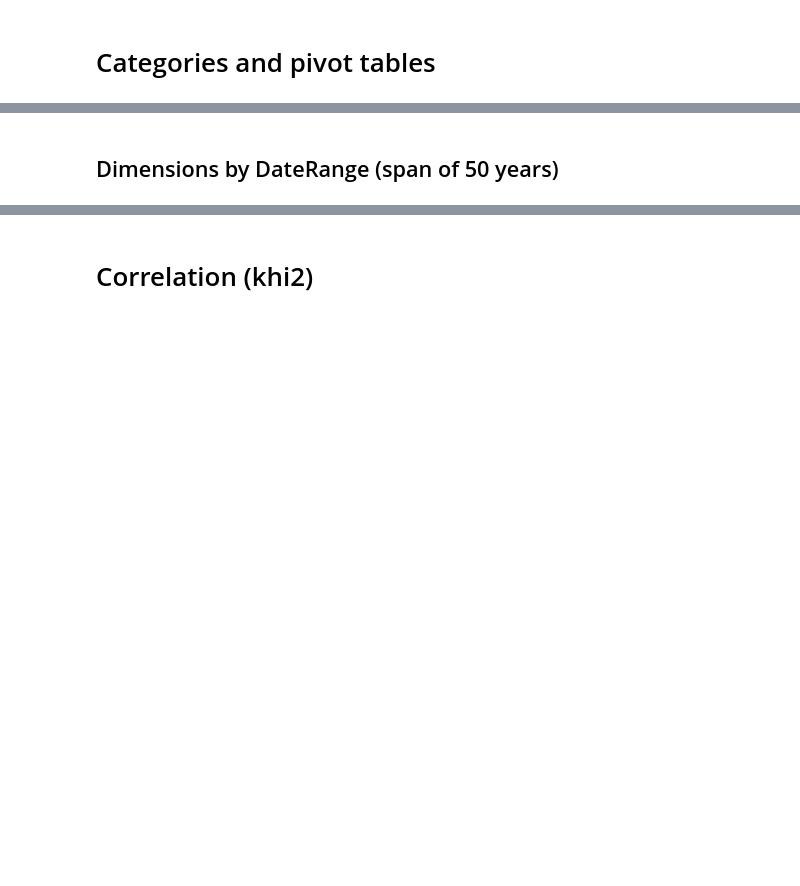
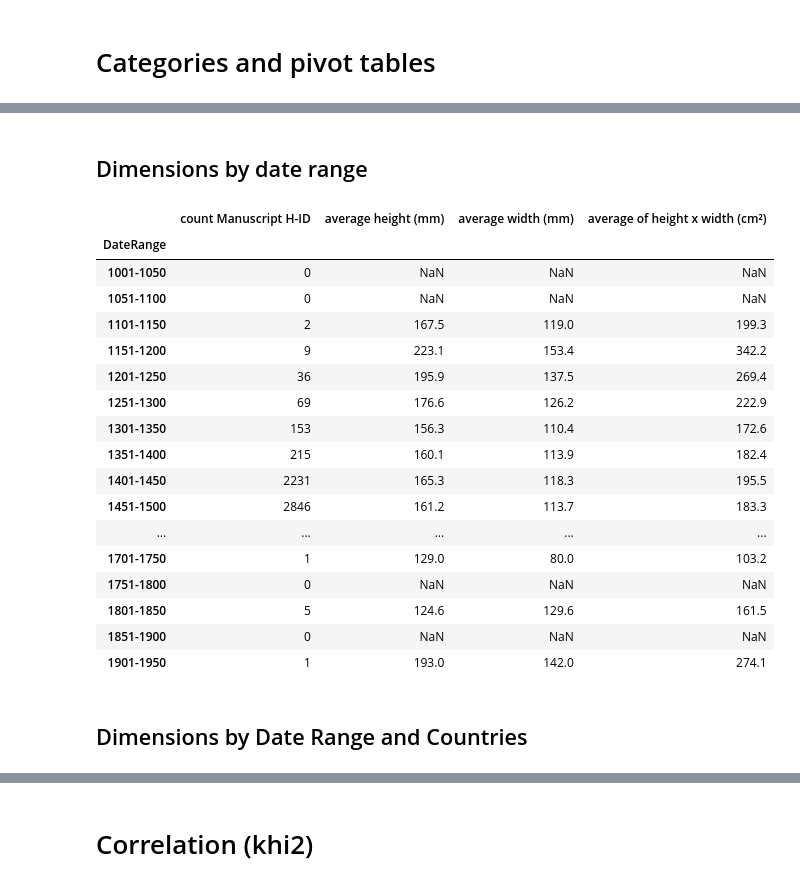
Before and after one commit to oriflamms/LivreQuanti2025, a Jupyter notebook: DataModelling/Zeit-Raum-Dimensionen-Deutschland.ipynb, the cells around one changed output, grey strips where cells are left out. Drawn from its saved outputs; the diff is of its cells as text; code cells hidden in the pictures; blank space fills up the shorter version.

```diff
--- a/DataModelling/Zeit-Raum-Dimensionen-Deutschland.ipynb
+++ b/DataModelling/Zeit-Raum-Dimensionen-Deutschland.ipynb
@@ -119,2 +221,0 @@ print(pivot_table_avg_dimensions_by_Country)
-# %% [markdown]
-## Dimensions by DateRange (span of 50 years)
@@ -129,8 +222,52 @@ df['DateRange'] = pd.cut(df['origDate-avg'], bins=bins, labels=labels, right=Fal
+# %% [markdown]
+## Dimensions by date range
 # %%
-pivot_table_avg_dimensions_by_DateRange = df.pivot_table(values='leaf dimensions : height (mm)', index='DateRange', aggfunc='mean').round(1)
+pivot_table_dimensions_by_DateRange  = df.pivot_table(
+    values=['leaf dimensions : height (mm)', 'leaf dimensions : width (mm)', 'Manuscript H-ID'],
+    index='DateRange',
+    aggfunc={
+        'leaf dimensions : height (mm)': 'mean',
+        'leaf dimensions : width (mm)': 'mean',
+        'Manuscript H-ID': 'count'
+    }
+).round(1)
+
+# Calculate the additional column for 'average of height x width'
+pivot_table_dimensions_by_DateRange['average of height x width (cm²)'] = (
+    pivot_table_dimensions_by_DateRange['leaf dimensions : height (mm)'] *
+    pivot_table_dimensions_by_DateRange['leaf dimensions : width (mm)'] / 100
+).round(1)
+
+# Rename the columns for clarity
+pivot_table_dimensions_by_DateRange = pivot_table_dimensions_by_DateRange.rename(columns={
+    'leaf dimensions : height (mm)': 'average height (mm)',
+    'leaf dimensions : width (mm)': 'average width (mm)',
+    'Manuscript H-ID': 'count Manuscript H-ID'
+})
 
 # Display the pivot table
-print(pivot_table_avg_dimensions_by_DateRange)
+pivot_table_dimensions_by_DateRange
+# %% [output]
+|  | count Manuscript H-ID | average height (mm) | average width (mm) | average of height x width (cm²) |
+| DateRange |  |  |  |  |
+| 1001-1050 | 0 | NaN | NaN | NaN |
+| 1051-1100 | 0 | NaN | NaN | NaN |
+| 1101-1150 | 2 | 167.5 | 119.0 | 199.3 |
+| 1151-1200 | 9 | 223.1 | 153.4 | 342.2 |
+| 1201-1250 | 36 | 195.9 | 137.5 | 269.4 |
+| 1251-1300 | 69 | 176.6 | 126.2 | 222.9 |
+| 1301-1350 | 153 | 156.3 | 110.4 | 172.6 |
+| 1351-1400 | 215 | 160.1 | 113.9 | 182.4 |
+| 1401-1450 | 2231 | 165.3 | 118.3 | 195.5 |
+| 1451-1500 | 2846 | 161.2 | 113.7 | 183.3 |
+| ... | ... | ... | ... | ... |
+| 1701-1750 | 1 | 129.0 | 80.0 | 103.2 |
+| 1751-1800 | 0 | NaN | NaN | NaN |
+| 1801-1850 | 5 | 124.6 | 129.6 | 161.5 |
+| 1851-1900 | 0 | NaN | NaN | NaN |
+| 1901-1950 | 1 | 193.0 | 142.0 | 274.1 |
+# %% [markdown]
+## Dimensions by Date Range and Countries
 # %%
 # Pivot table for average dimensions by DateRange and Country
 pivot_table_avg_dimensions = df.pivot_table(
```
Also changed, not shown: parts of 31 cells of this notebook.
